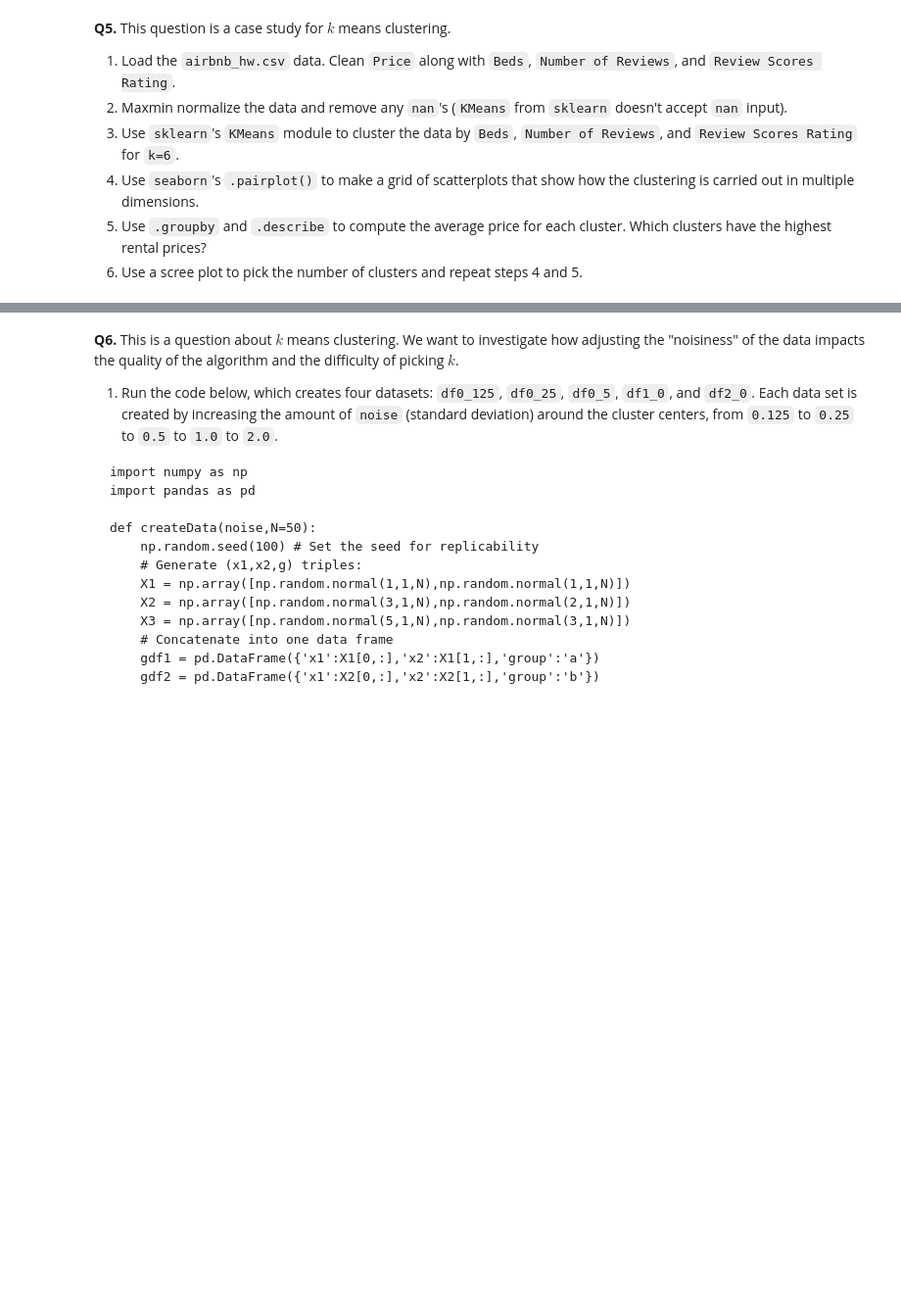
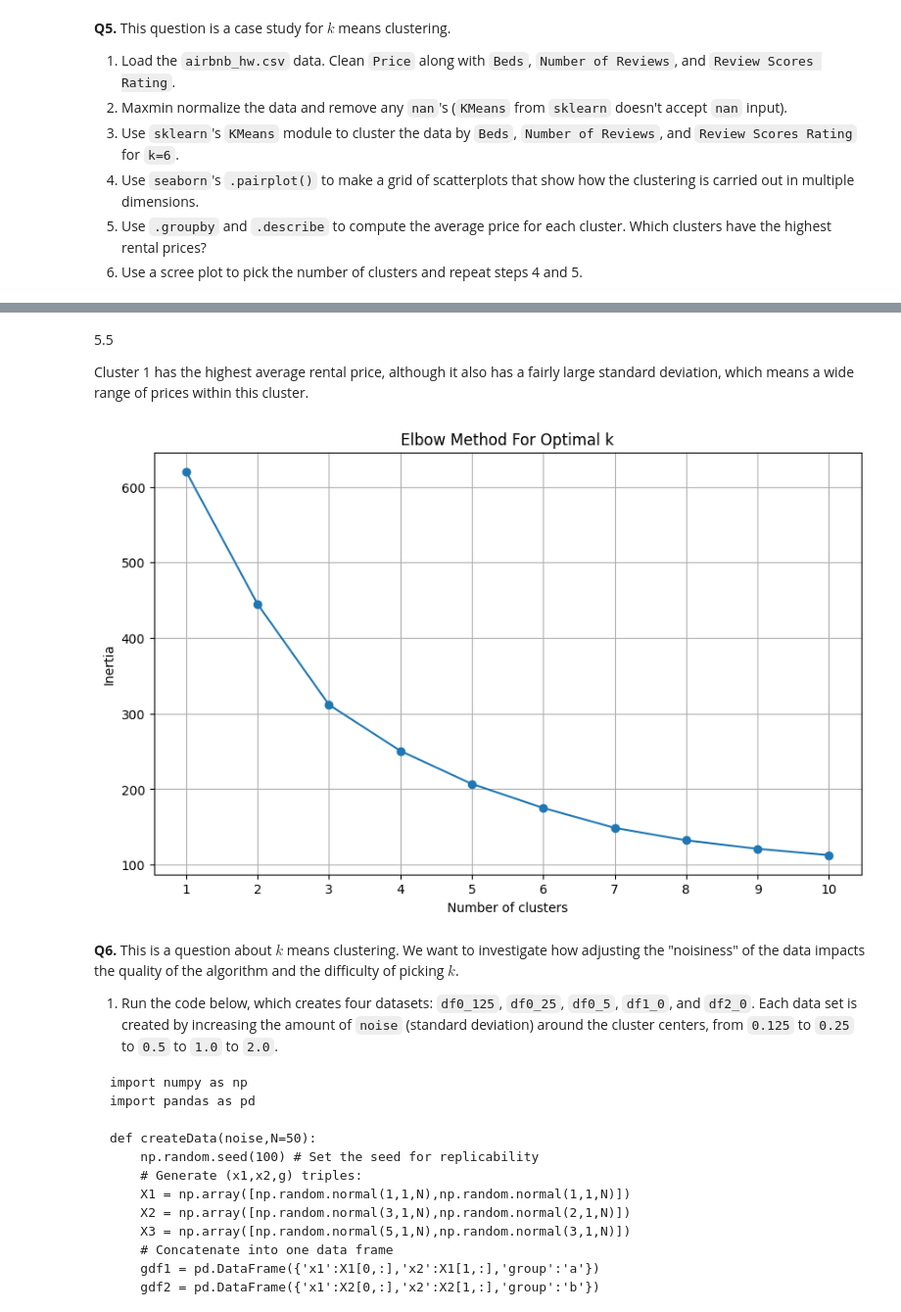
Before and after one commit to TI-Allard/ds3001-assignment3, a Jupyter notebook: assignment_knn_and_kmc.ipynb, the cells around one changed output, grey strips where cells are left out. Shown at 98% size. Drawn from its saved outputs; the diff is of its cells as text; code cells hidden in the pictures; blank space fills up the shorter version.

```diff
--- a/assignment_knn_and_kmc.ipynb
+++ b/assignment_knn_and_kmc.ipynb
@@ -169,3 +527,30 @@ OK, those are the data: Labels attached to handwritten digits encoded as a matri
+# %% [markdown]
+5.5
+
+Cluster 1 has the highest average rental price, although it also has a fairly large standard deviation, which means a wide range of prices within this cluster.
+# %%
+# 6
+
+# determining the optimal number of clusters (k) using the elbow method
+inertia = []
+range_clusters = range(1, 11)
+
+for k in range_clusters:
+    kmeans = KMeans(n_clusters=k, random_state=42)
+    kmeans.fit(X)
+    inertia.append(kmeans.inertia_)
+
+# plotting the scree plot
+plt.figure(figsize=(10, 6))
+plt.plot(range_clusters, inertia, marker='o')
+plt.title('Elbow Method For Optimal k')
+plt.xlabel('Number of clusters')
+plt.ylabel('Inertia')
+plt.xticks(range_clusters)
+plt.grid(True)
+plt.show()
+# %% [output]
+[figure, added]
 # %% [markdown]
 **Q6.** This is a question about $k$ means clustering. We want to investigate how adjusting the "noisiness" of the data impacts the quality of the algorithm and the difficulty of picking $k$.
 
```
Also changed, not shown: parts of 19 cells of this notebook.
